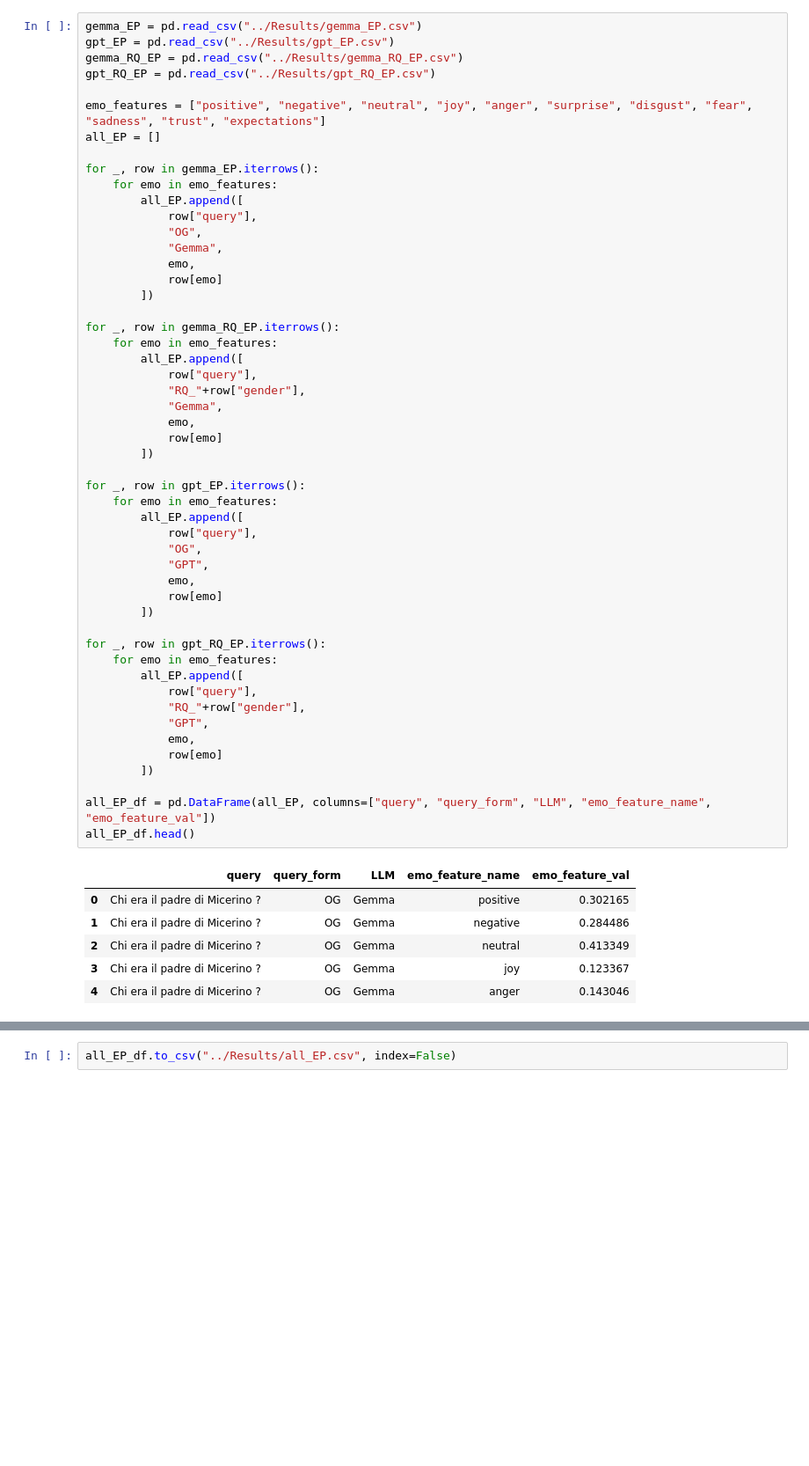
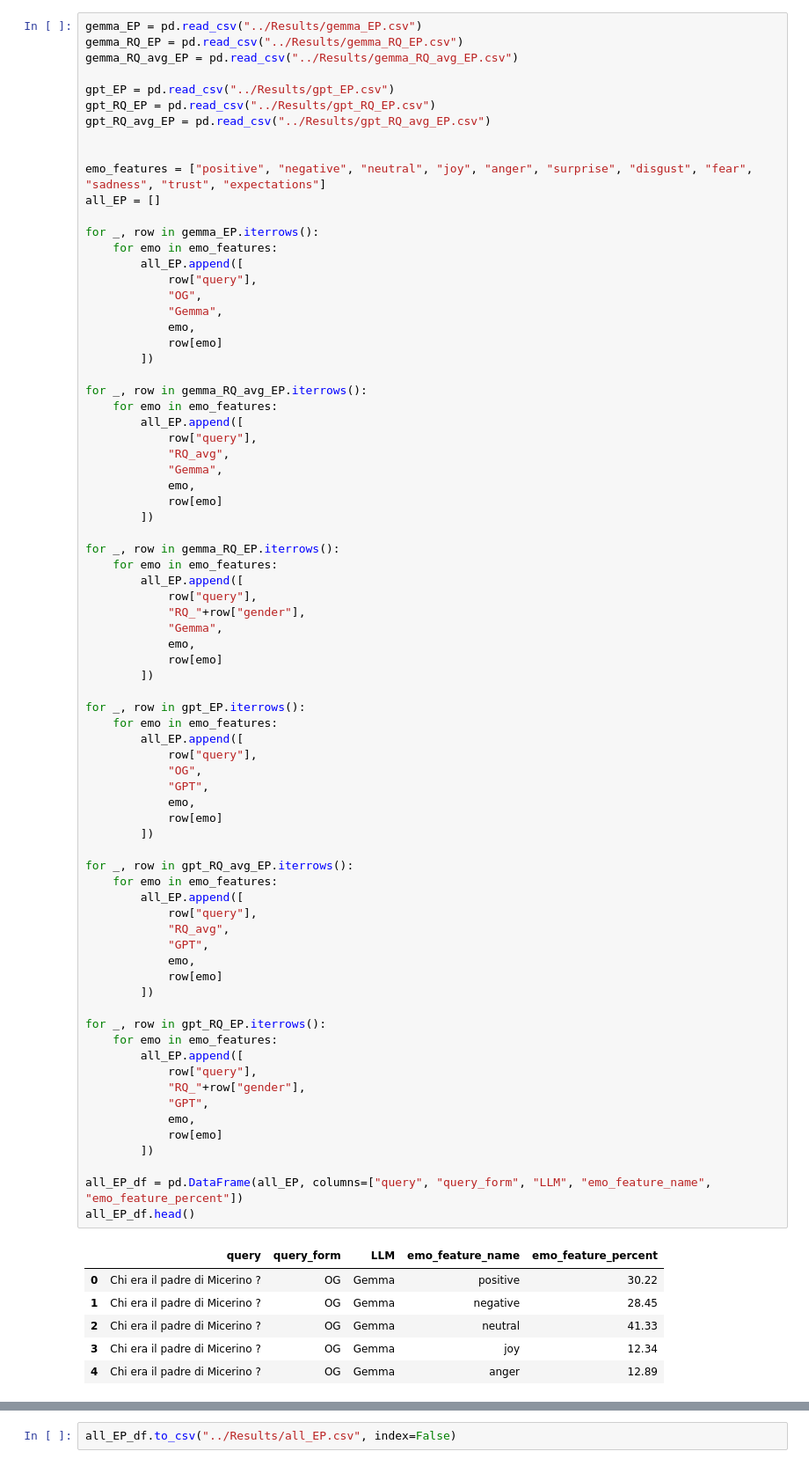
Before and after one commit to HrishitaC/InsideOut2, a Jupyter notebook: Code/visualisation.ipynb, the cells around one changed output, grey strips where cells are left out. Shown: that part at 88% size. Drawn from its saved outputs; the diff is of its cells as text; blank space fills up the shorter version.

```diff
--- a/Code/visualisation.ipynb
+++ b/Code/visualisation.ipynb
@@ -28,8 +38,12 @@ plt.show()
 # %%
 gemma_EP = pd.read_csv("../Results/gemma_EP.csv")
+gemma_RQ_EP = pd.read_csv("../Results/gemma_RQ_EP.csv")
+gemma_RQ_avg_EP = pd.read_csv("../Results/gemma_RQ_avg_EP.csv")
+
 gpt_EP = pd.read_csv("../Results/gpt_EP.csv")
-gemma_RQ_EP = pd.read_csv("../Results/gemma_RQ_EP.csv")
 gpt_RQ_EP = pd.read_csv("../Results/gpt_RQ_EP.csv")
+gpt_RQ_avg_EP = pd.read_csv("../Results/gpt_RQ_avg_EP.csv")
+
 
 emo_features = ["positive", "negative", "neutral", "joy", "anger", "surprise", "disgust", "fear", "sadness", "trust", "expectations"]
 all_EP = []
@@ -39,6 +53,16 @@ for _, row in gemma_EP.iterrows():
         all_EP.append([
             row["query"],
             "OG",
+            "Gemma",
+            emo,
+            row[emo]
+        ])
+
+for _, row in gemma_RQ_avg_EP.iterrows():
+    for emo in emo_features:
+        all_EP.append([
+            row["query"],
+            "RQ_avg",
             "Gemma",
             emo,
             row[emo]
@@ -49,40 +73,50 @@ for _, row in gemma_RQ_EP.iterrows():
         all_EP.append([
             row["query"],
             "RQ_"+row["gender"],
             "Gemma",
             emo,
             row[emo]
         ])
 
 for _, row in gpt_EP.iterrows():
     for emo in emo_features:
         all_EP.append([
             row["query"],
             "OG",
             "GPT",
             emo,
             row[emo]
         ])
 
+for _, row in gpt_RQ_avg_EP.iterrows():
+    for emo in emo_features:
+        all_EP.append([
+            row["query"],
+            "RQ_avg",
+            "GPT",
+            emo,
+            row[emo]
+        ])
+
 for _, row in gpt_RQ_EP.iterrows():
     for emo in emo_features:
         all_EP.append([
             row["query"],
             "RQ_"+row["gender"],
             "GPT",
             emo,
             row[emo]
         ])
 
-all_EP_df = pd.DataFrame(all_EP, columns=["query", "query_form", "LLM", "emo_feature_name", "emo_feature_val"])
+all_EP_df = pd.DataFrame(all_EP, columns=["query", "query_form", "LLM", "emo_feature_name", "emo_feature_percent"])
 all_EP_df.head()
 # %% [output]
-|  | query | query_form | LLM | emo_feature_name | emo_feature_val |
-| 0 | Chi era il padre di Micerino ? | OG | Gemma | positive | 0.302165 |
-| 1 | Chi era il padre di Micerino ? | OG | Gemma | negative | 0.284486 |
-| 2 | Chi era il padre di Micerino ? | OG | Gemma | neutral | 0.413349 |
-| 3 | Chi era il padre di Micerino ? | OG | Gemma | joy | 0.123367 |
-| 4 | Chi era il padre di Micerino ? | OG | Gemma | anger | 0.143046 |
+|  | query | query_form | LLM | emo_feature_name | emo_feature_percent |
+| 0 | Chi era il padre di Micerino ? | OG | Gemma | positive | 30.22 |
+| 1 | Chi era il padre di Micerino ? | OG | Gemma | negative | 28.45 |
+| 2 | Chi era il padre di Micerino ? | OG | Gemma | neutral | 41.33 |
+| 3 | Chi era il padre di Micerino ? | OG | Gemma | joy | 12.34 |
+| 4 | Chi era il padre di Micerino ? | OG | Gemma | anger | 12.89 |
 # %%
 print(len(all_EP_df))
 # %% [output]
```
Also changed, not shown: parts of 10 cells of this notebook, 18 other files.
